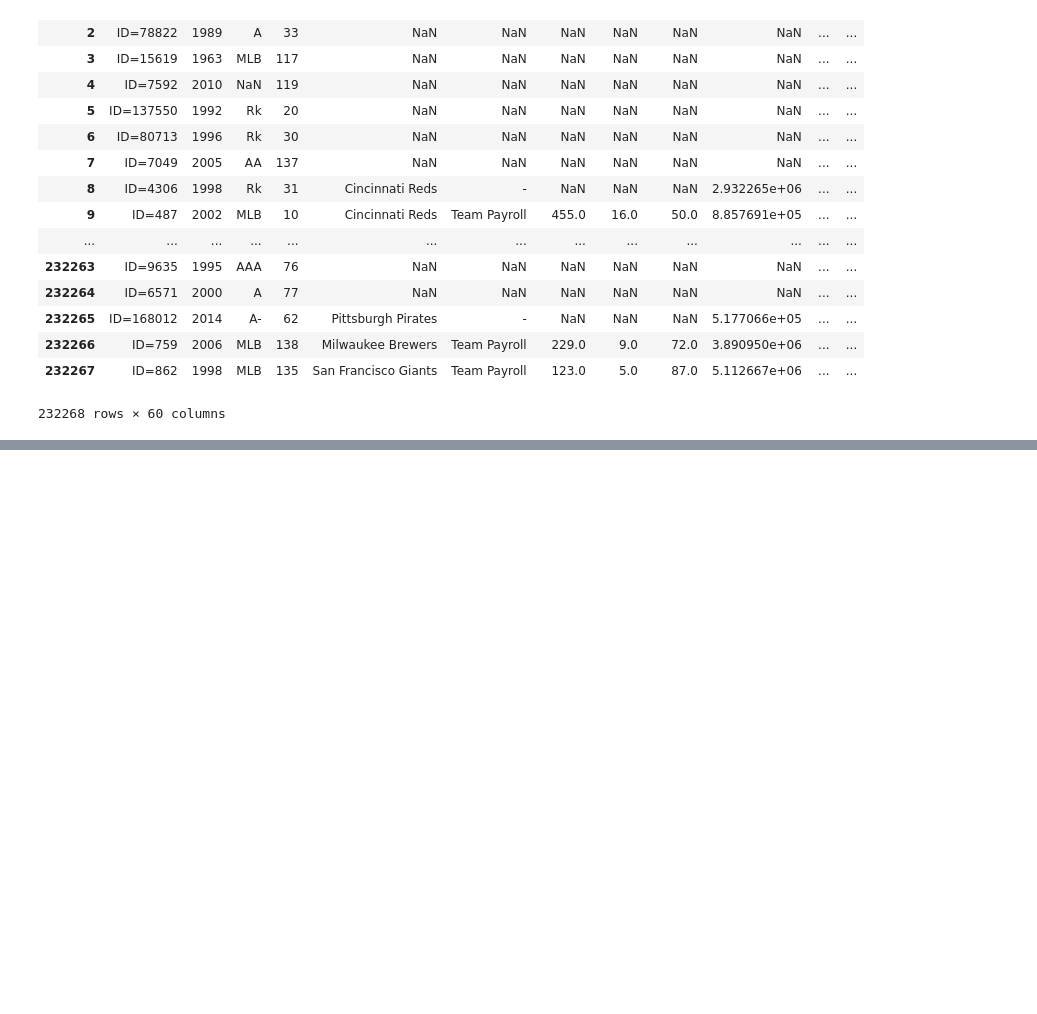
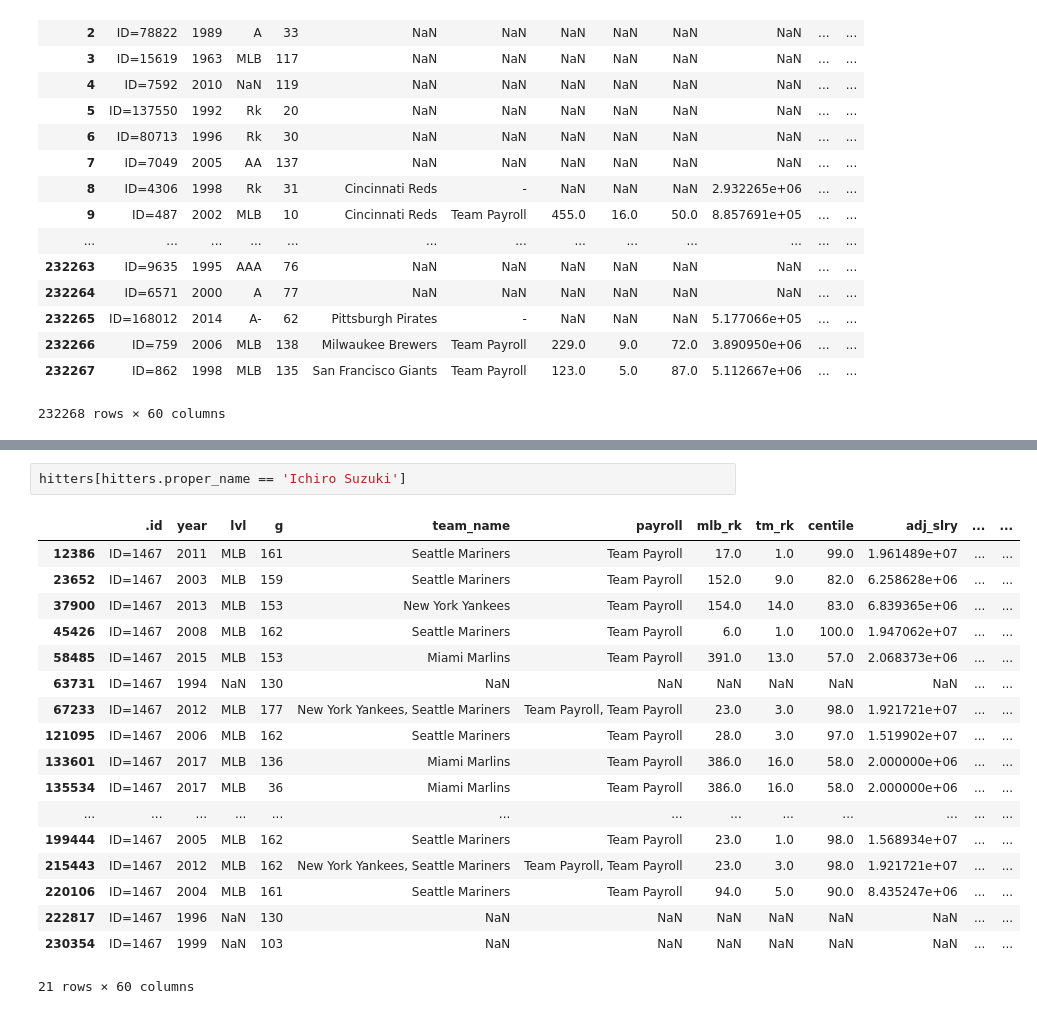
Before and after one commit to sumairshah/Pando-Baseball, a Jupyter notebook: PandoBaseball.ipynb, the cells around one changed output, grey strips where cells are left out. Cells and saved outputs as stored; diff of their text form; blank space fills up the shorter version.

```diff
--- a/PandoBaseball.ipynb
+++ b/PandoBaseball.ipynb
@@ -221,0 +457,21 @@ hitters
+# %%
+hitters[hitters.proper_name == 'Ichiro Suzuki']
+# %% [output]
+|  | .id | year | lvl | g | team_name | payroll | mlb_rk | tm_rk | centile | adj_slry | ... | ... |
+| 12386 | ID=1467 | 2011 | MLB | 161 | Seattle Mariners | Team Payroll | 17.0 | 1.0 | 99.0 | 1.961489e+07 | ... | ... |
+| 23652 | ID=1467 | 2003 | MLB | 159 | Seattle Mariners | Team Payroll | 152.0 | 9.0 | 82.0 | 6.258628e+06 | ... | ... |
+| 37900 | ID=1467 | 2013 | MLB | 153 | New York Yankees | Team Payroll | 154.0 | 14.0 | 83.0 | 6.839365e+06 | ... | ... |
+| 45426 | ID=1467 | 2008 | MLB | 162 | Seattle Mariners | Team Payroll | 6.0 | 1.0 | 100.0 | 1.947062e+07 | ... | ... |
+| 58485 | ID=1467 | 2015 | MLB | 153 | Miami Marlins | Team Payroll | 391.0 | 13.0 | 57.0 | 2.068373e+06 | ... | ... |
+| 63731 | ID=1467 | 1994 | NaN | 130 | NaN | NaN | NaN | NaN | NaN | NaN | ... | ... |
+| 67233 | ID=1467 | 2012 | MLB | 177 | New York Yankees, Seattle Mariners | Team Payroll, Team Payroll | 23.0 | 3.0 | 98.0 | 1.921721e+07 | ... | ... |
+| 121095 | ID=1467 | 2006 | MLB | 162 | Seattle Mariners | Team Payroll | 28.0 | 3.0 | 97.0 | 1.519902e+07 | ... | ... |
+| 133601 | ID=1467 | 2017 | MLB | 136 | Miami Marlins | Team Payroll | 386.0 | 16.0 | 58.0 | 2.000000e+06 | ... | ... |
+| 135534 | ID=1467 | 2017 | MLB | 36 | Miami Marlins | Team Payroll | 386.0 | 16.0 | 58.0 | 2.000000e+06 | ... | ... |
+| ... | ... | ... | ... | ... | ... | ... | ... | ... | ... | ... | ... | ... |
+| 199444 | ID=1467 | 2005 | MLB | 162 | Seattle Mariners | Team Payroll | 23.0 | 1.0 | 98.0 | 1.568934e+07 | ... | ... |
+| 215443 | ID=1467 | 2012 | MLB | 162 | New York Yankees, Seattle Mariners | Team Payroll, Team Payroll | 23.0 | 3.0 | 98.0 | 1.921721e+07 | ... | ... |
+| 220106 | ID=1467 | 2004 | MLB | 161 | Seattle Mariners | Team Payroll | 94.0 | 5.0 | 90.0 | 8.435247e+06 | ... | ... |
+| 222817 | ID=1467 | 1996 | NaN | 130 | NaN | NaN | NaN | NaN | NaN | NaN | ... | ... |
+| 230354 | ID=1467 | 1999 | NaN | 103 | NaN | NaN | NaN | NaN | NaN | NaN | ... | ... |
+21 rows × 60 columns
```
Also changed, not shown: parts of 26 cells of this notebook.
